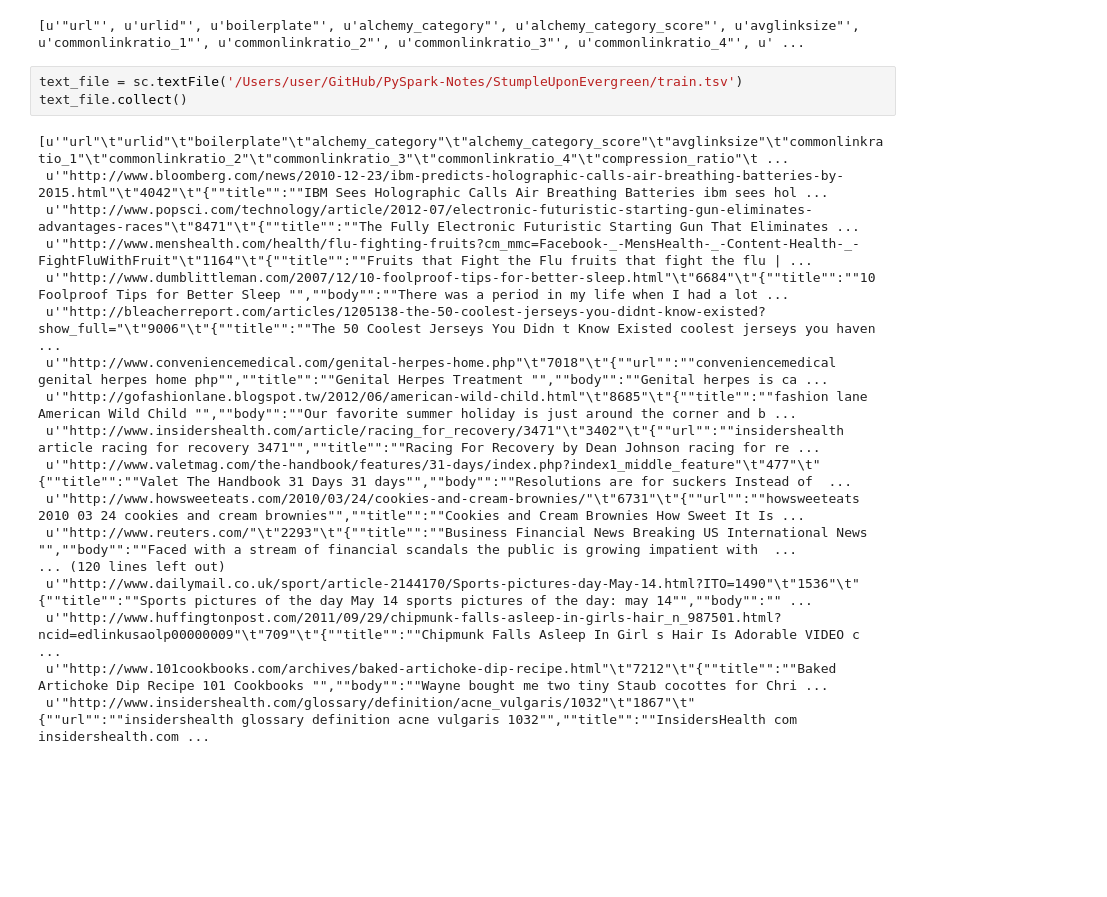
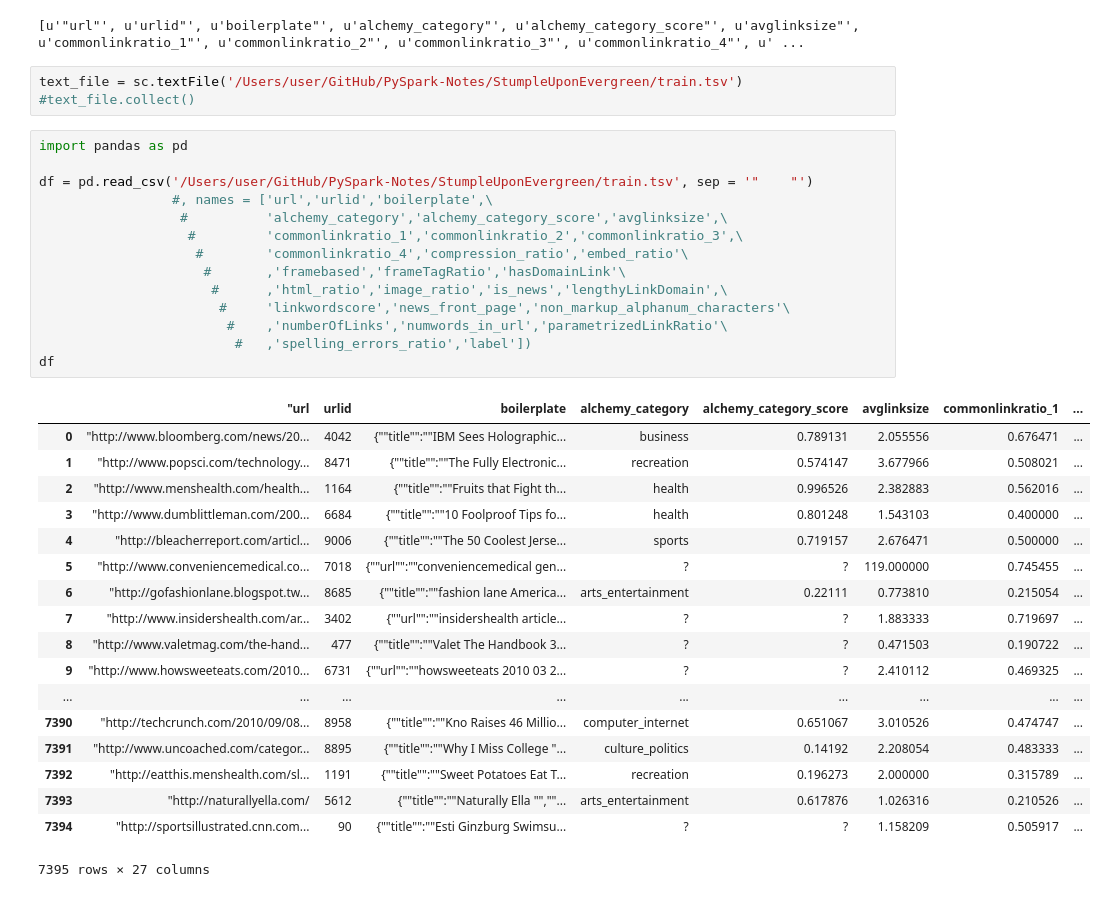
Before and after one commit to alonsopg/PySpark-Notes, a Jupyter notebook: Classification with Pyspark.ipynb, the cells around one changed output. Drawn from its saved outputs; the diff is of its cells as text; blank space fills up the shorter version.

```diff
--- a/Classification with Pyspark.ipynb
+++ b/Classification with Pyspark.ipynb
@@ -20,22 +20,37 @@ print first
 [u'"url"', u'urlid"', u'boilerplate"', u'alchemy_category"', u'alchemy_category_score"', u'avglinksize"', u'commonlinkratio_1"', u'commonlinkratio_2"', u'commonlinkratio_3"', u'commonlinkratio_4"', u' ...
 # %%
 text_file = sc.textFile('/Users/user/GitHub/PySpark-Notes/StumpleUponEvergreen/train.tsv')
-text_file.collect()
+#text_file.collect()
-# %% [output]
-[u'"url"\t"urlid"\t"boilerplate"\t"alchemy_category"\t"alchemy_category_score"\t"avglinksize"\t"commonlinkratio_1"\t"commonlinkratio_2"\t"commonlinkratio_3"\t"commonlinkratio_4"\t"compression_ratio"\t ...
- u'"http://www.bloomberg.com/news/2010-12-23/ibm-predicts-holographic-calls-air-breathing-batteries-by-2015.html"\t"4042"\t"{""title"":""IBM Sees Holographic Calls Air Breathing Batteries ibm sees hol ...
- u'"http://www.popsci.com/technology/article/2012-07/electronic-futuristic-starting-gun-eliminates-advantages-races"\t"8471"\t"{""title"":""The Fully Electronic Futuristic Starting Gun That Eliminates ...
- u'"http://www.menshealth.com/health/flu-fighting-fruits?cm_mmc=Facebook-_-MensHealth-_-Content-Health-_-FightFluWithFruit"\t"1164"\t"{""title"":""Fruits that Fight the Flu fruits that fight the flu | ...
- u'"http://www.dumblittleman.com/2007/12/10-foolproof-tips-for-better-sleep.html"\t"6684"\t"{""title"":""10 Foolproof Tips for Better Sleep "",""body"":""There was a period in my life when I had a lot ...
- u'"http://bleacherreport.com/articles/1205138-the-50-coolest-jerseys-you-didnt-know-existed?show_full="\t"9006"\t"{""title"":""The 50 Coolest Jerseys You Didn t Know Existed coolest jerseys you haven ...
- u'"http://www.conveniencemedical.com/genital-herpes-home.php"\t"7018"\t"{""url"":""conveniencemedical genital herpes home php"",""title"":""Genital Herpes Treatment "",""body"":""Genital herpes is ca ...
- u'"http://gofashionlane.blogspot.tw/2012/06/american-wild-child.html"\t"8685"\t"{""title"":""fashion lane American Wild Child "",""body"":""Our favorite summer holiday is just around the corner and b ...
- u'"http://www.insidershealth.com/article/racing_for_recovery/3471"\t"3402"\t"{""url"":""insidershealth article racing for recovery 3471"",""title"":""Racing For Recovery by Dean Johnson racing for re ...
- u'"http://www.valetmag.com/the-handbook/features/31-days/index.php?index1_middle_feature"\t"477"\t"{""title"":""Valet The Handbook 31 Days 31 days"",""body"":""Resolutions are for suckers Instead of  ...
- u'"http://www.howsweeteats.com/2010/03/24/cookies-and-cream-brownies/"\t"6731"\t"{""url"":""howsweeteats 2010 03 24 cookies and cream brownies"",""title"":""Cookies and Cream Brownies How Sweet It Is ...
- u'"http://www.reuters.com/"\t"2293"\t"{""title"":""Business Financial News Breaking US International News "",""body"":""Faced with a stream of financial scandals the public is growing impatient with  ...
-... (120 lines left out)
- u'"http://www.dailymail.co.uk/sport/article-2144170/Sports-pictures-day-May-14.html?ITO=1490"\t"1536"\t"{""title"":""Sports pictures of the day May 14 sports pictures of the day: may 14"",""body"":"" ...
- u'"http://www.huffingtonpost.com/2011/09/29/chipmunk-falls-asleep-in-girls-hair_n_987501.html?ncid=edlinkusaolp00000009"\t"709"\t"{""title"":""Chipmunk Falls Asleep In Girl s Hair Is Adorable VIDEO c ...
- u'"http://www.101cookbooks.com/archives/baked-artichoke-dip-recipe.html"\t"7212"\t"{""title"":""Baked Artichoke Dip Recipe 101 Cookbooks "",""body"":""Wayne bought me two tiny Staub cocottes for Chri ...
- u'"http://www.insidershealth.com/glossary/definition/acne_vulgaris/1032"\t"1867"\t"{""url"":""insidershealth glossary definition acne vulgaris 1032"",""title"":""InsidersHealth com insidershealth.com ...
+# %%
+import pandas as pd
+
+df = pd.read_csv('/Users/user/GitHub/PySpark-Notes/StumpleUponEvergreen/train.tsv', sep = '"	"')
+                 #, names = ['url','urlid','boilerplate',\
+                  #          'alchemy_category','alchemy_category_score','avglinksize',\
+                   #         'commonlinkratio_1','commonlinkratio_2','commonlinkratio_3',\
+                    #        'commonlinkratio_4','compression_ratio','embed_ratio'\
+                     #       ,'framebased','frameTagRatio','hasDomainLink'\
+                      #      ,'html_ratio','image_ratio','is_news','lengthyLinkDomain',\
+                       #     'linkwordscore','news_front_page','non_markup_alphanum_characters'\
+                        #    ,'numberOfLinks','numwords_in_url','parametrizedLinkRatio'\
+                         #   ,'spelling_errors_ratio','label'])
+df
+# %% [output]
+|  | "url | urlid | boilerplate | alchemy_category | alchemy_category_score | avglinksize | commonlinkratio_1 | ... |
+| 0 | "http://www.bloomberg.com/news/20... | 4042 | {""title"":""IBM Sees Holographic... | business | 0.789131 | 2.055556 | 0.676471 | ... |
+| 1 | "http://www.popsci.com/technology... | 8471 | {""title"":""The Fully Electronic... | recreation | 0.574147 | 3.677966 | 0.508021 | ... |
+| 2 | "http://www.menshealth.com/health... | 1164 | {""title"":""Fruits that Fight th... | health | 0.996526 | 2.382883 | 0.562016 | ... |
+| 3 | "http://www.dumblittleman.com/200... | 6684 | {""title"":""10 Foolproof Tips fo... | health | 0.801248 | 1.543103 | 0.400000 | ... |
+| 4 | "http://bleacherreport.com/articl... | 9006 | {""title"":""The 50 Coolest Jerse... | sports | 0.719157 | 2.676471 | 0.500000 | ... |
+| 5 | "http://www.conveniencemedical.co... | 7018 | {""url"":""conveniencemedical gen... | ? | ? | 119.000000 | 0.745455 | ... |
+| 6 | "http://gofashionlane.blogspot.tw... | 8685 | {""title"":""fashion lane America... | arts_entertainment | 0.22111 | 0.773810 | 0.215054 | ... |
+| 7 | "http://www.insidershealth.com/ar... | 3402 | {""url"":""insidershealth article... | ? | ? | 1.883333 | 0.719697 | ... |
+| 8 | "http://www.valetmag.com/the-hand... | 477 | {""title"":""Valet The Handbook 3... | ? | ? | 0.471503 | 0.190722 | ... |
+| 9 | "http://www.howsweeteats.com/2010... | 6731 | {""url"":""howsweeteats 2010 03 2... | ? | ? | 2.410112 | 0.469325 | ... |
+| ... | ... | ... | ... | ... | ... | ... | ... | ... |
+| 7390 | "http://techcrunch.com/2010/09/08... | 8958 | {""title"":""Kno Raises 46 Millio... | computer_internet | 0.651067 | 3.010526 | 0.474747 | ... |
+| 7391 | "http://www.uncoached.com/categor... | 8895 | {""title"":""Why I Miss College "... | culture_politics | 0.14192 | 2.208054 | 0.483333 | ... |
+| 7392 | "http://eatthis.menshealth.com/sl... | 1191 | {""title"":""Sweet Potatoes Eat T... | recreation | 0.196273 | 2.000000 | 0.315789 | ... |
+| 7393 | "http://naturallyella.com/ | 5612 | {""title"":""Naturally Ella "",""... | arts_entertainment | 0.617876 | 1.026316 | 0.210526 | ... |
+| 7394 | "http://sportsillustrated.cnn.com... | 90 | {""title"":""Esti Ginzburg Swimsu... | ? | ? | 1.158209 | 0.505917 | ... |
+7395 rows × 27 columns
```
Also changed, not shown: parts of 5 cells of this notebook, 2 other files.
